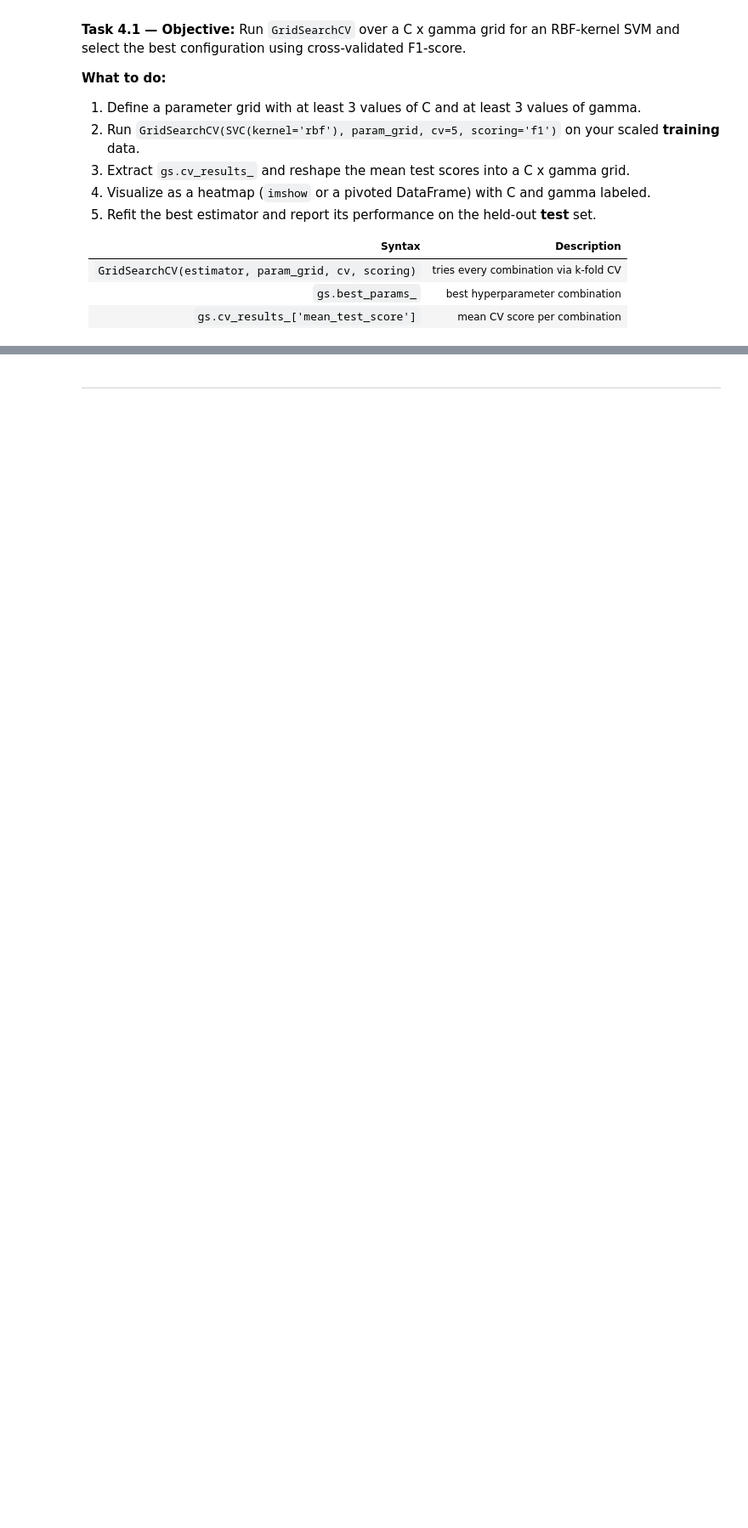
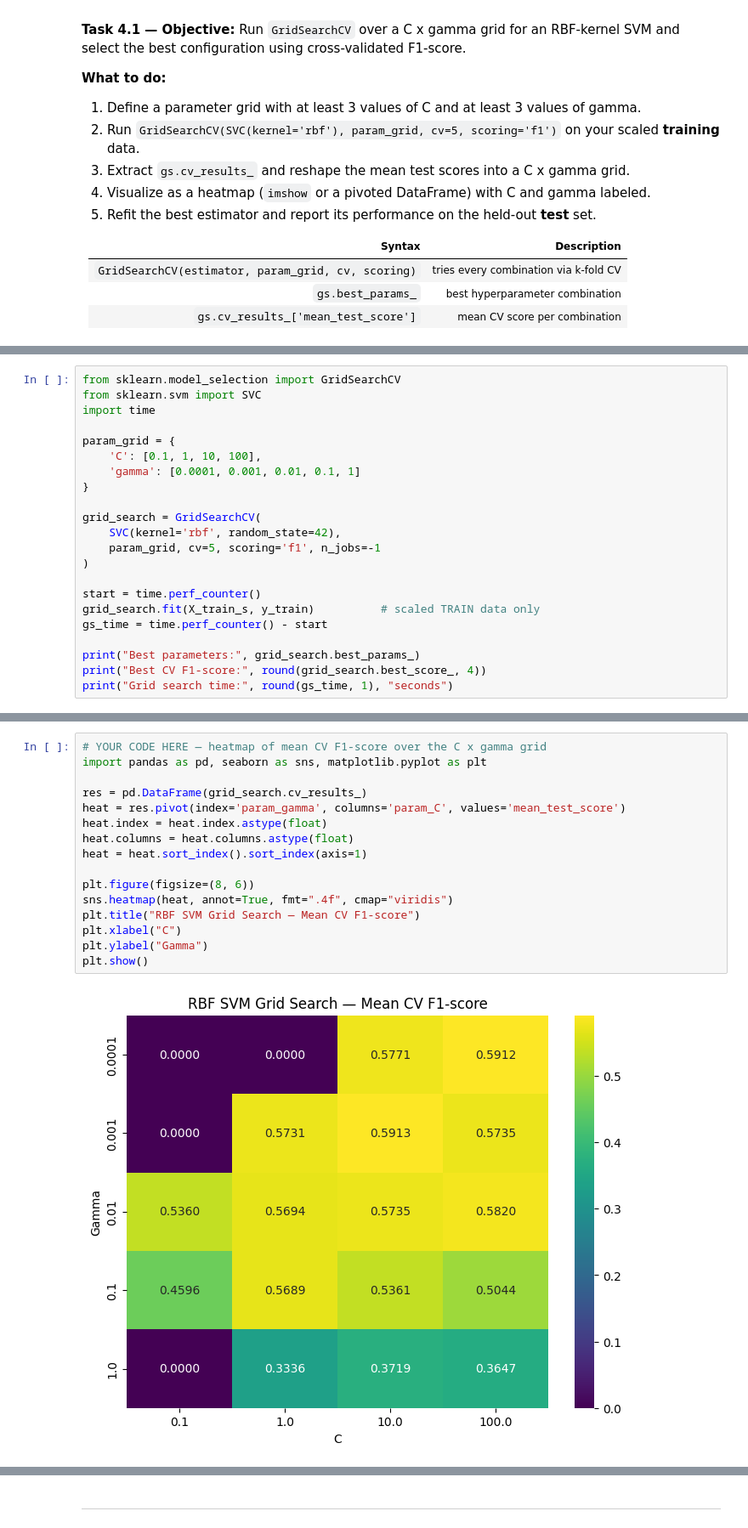
Before and after one commit to Ritika-Lund/Machine-learning-Lab, a Jupyter notebook: LAB 08/Lab8_SVM_Template.ipynb, the cells around one changed output, grey strips where cells are left out. Shown at 85% size. Drawn from its saved outputs; the diff is of its cells as text; blank space fills up the shorter version.

```diff
--- a/LAB 08/Lab8_SVM_Template.ipynb
+++ b/LAB 08/Lab8_SVM_Template.ipynb
@@ -198,0 +589,22 @@ X_test_s  = scaler.transform(X_test)
+# %%
+from sklearn.model_selection import GridSearchCV
+from sklearn.svm import SVC
+import time
+
+param_grid = {
+    'C': [0.1, 1, 10, 100],
+    'gamma': [0.0001, 0.001, 0.01, 0.1, 1]
+}
+
+grid_search = GridSearchCV(
+    SVC(kernel='rbf', random_state=42),
+    param_grid, cv=5, scoring='f1', n_jobs=-1
+)
+
+start = time.perf_counter()
+grid_search.fit(X_train_s, y_train)          # scaled TRAIN data only
+gs_time = time.perf_counter() - start
+
+print("Best parameters:", grid_search.best_params_)
+print("Best CV F1-score:", round(grid_search.best_score_, 4))
+print("Grid search time:", round(gs_time, 1), "seconds")
@@ -198,0 +615,18 @@ X_test_s  = scaler.transform(X_test)
+# %%
+# YOUR CODE HERE — heatmap of mean CV F1-score over the C x gamma grid
+import pandas as pd, seaborn as sns, matplotlib.pyplot as plt
+
+res = pd.DataFrame(grid_search.cv_results_)
+heat = res.pivot(index='param_gamma', columns='param_C', values='mean_test_score')
+heat.index = heat.index.astype(float)
+heat.columns = heat.columns.astype(float)
+heat = heat.sort_index().sort_index(axis=1)
+
+plt.figure(figsize=(8, 6))
+sns.heatmap(heat, annot=True, fmt=".4f", cmap="viridis")
+plt.title("RBF SVM Grid Search — Mean CV F1-score")
+plt.xlabel("C")
+plt.ylabel("Gamma")
+plt.show()
+# %% [output]
+[figure, added]
```
Also changed, not shown: parts of 55 cells of this notebook, 2 other files.
